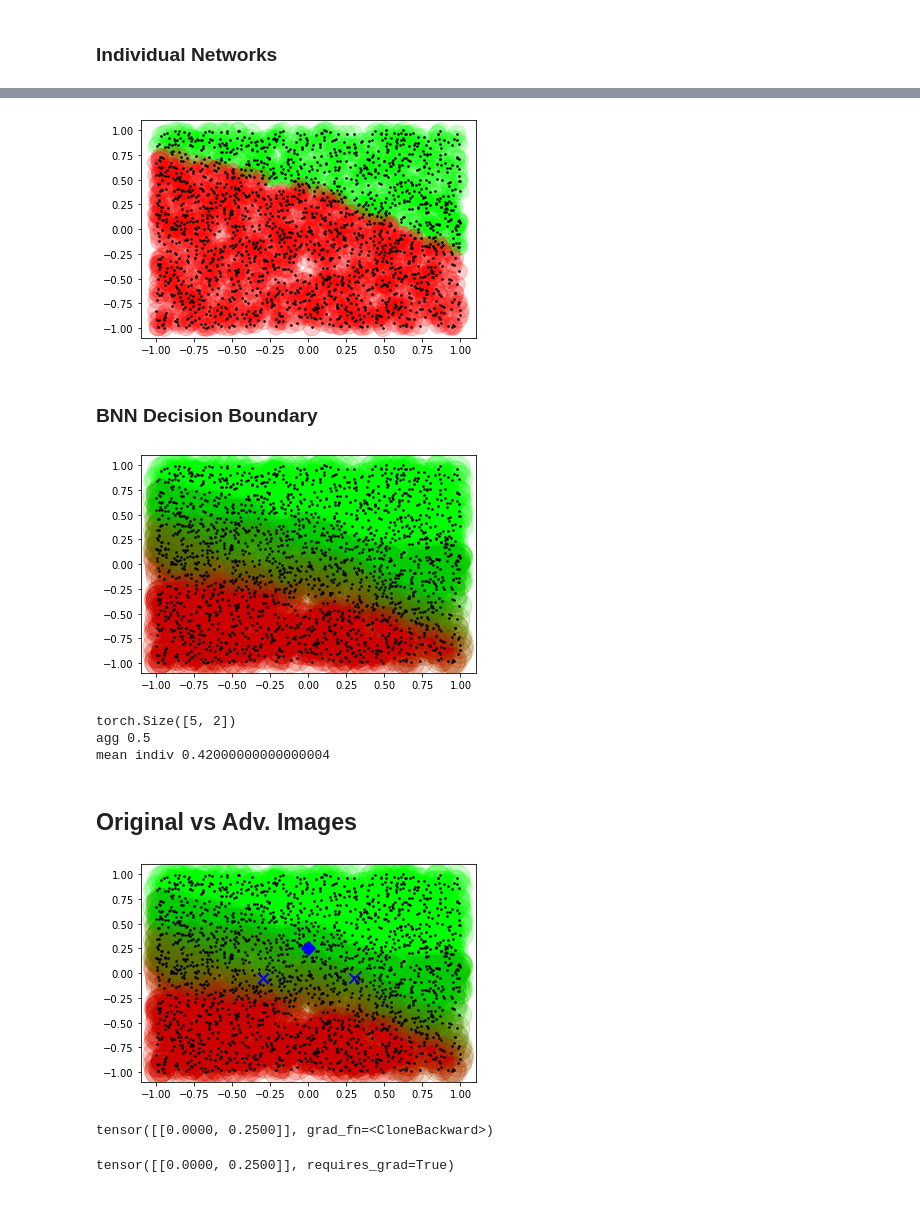
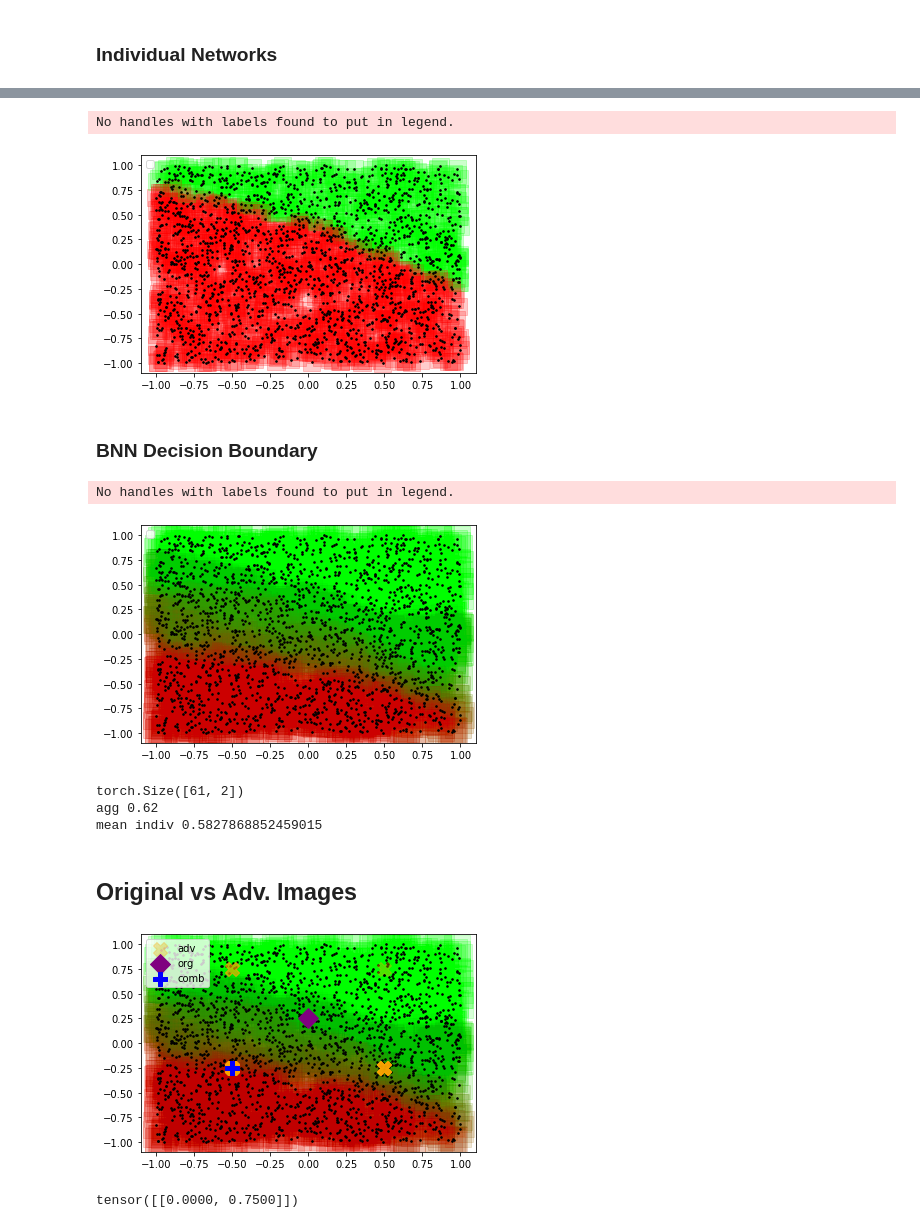
Before and after one commit to ashishgaurav13/adv-bnn, a Jupyter notebook: advbnn-2d_v2.ipynb, the cells around one changed output, grey strips where cells are left out. Cells and saved outputs as stored; diff of their text form; code cells hidden in the pictures.

```diff
--- a/advbnn-2d_v2.ipynb
+++ b/advbnn-2d_v2.ipynb
@@ -160,6 +160,6 @@ def load_models(K = 100):
     return sampled_models
 # %%
 train_and_save_models(epochs = 100, K = 100, modelname = "model-2d.pt")
-sampled_models = load_models(K = 10)
+sampled_models = load_models(K = 100)
 # %% [output]
 File exists
@@ -237,14 +237,17 @@ def plot(inputs, models, alpha,points=None,s=300,labels=None, *args, **kwargs):
         X = inputs
         targetList = [m(inputs) for m in models]
         colour_options = [(1,0,0),(0,1,0)]
-        for labels in targetList:
+        for labels in targetList[:10]:
             cidx = torch.argmax(labels, axis=1)
             colours = [colour_options[k] for k in cidx]
-            plt.scatter(X[:,0].detach(), X[:,1].detach(), color=colours, marker='o', s=s, alpha=alpha)
+            plt.scatter(X[:,0].detach(), X[:,1].detach(), color=colours, marker='s', s=s, alpha=alpha)
         plt.scatter(X[:,0].detach(), X[:,1].detach(), marker='.',color="black", s=10)
         if points is not None:
-            plt.scatter(points[1][:,0].detach(), points[1][:,1].detach(), marker='x',color="blue", s=100)
-            plt.scatter(points[0][:,0].detach(), points[0][:,1].detach(), marker='D',color="blue", s=100)
+            plt.scatter(points[1][:,0].detach(), points[1][:,1].detach(), marker='X',color="orange",
+                        s=200,label="adv", alpha=.3)
+            plt.scatter(points[0][:,0].detach(), points[0][:,1].detach(), marker='D',color="purple", s=200,label="org")
+            plt.scatter(points[2][:,0].detach(), points[2][:,1].detach(), marker='P',color="blue", s=200, label="comb")
+        plt.legend(loc="upper left")
 # %% [markdown]
 ### Individual Networks
 # %%
@@ -254,34 +258,33 @@ plot(inputs=test.inputs(), models = [sampled_models[4]], alpha=.2,s=300)
 # %%
 plot(inputs=test.inputs(), models = [sampled_models[1]], alpha=.2,s=300)
 # %% [output]
+No handles with labels found to put in legend.
-[figure, old version]
+[figure, new version]
 # %% [markdown]
 ### BNN Decision Boundary
 # %%
 plot(inputs=test.inputs(), models = sampled_models,alpha=.02,s=700)
 # %% [output]
+No handles with labels found to put in legend.
-[figure, old version]
+[figure, new version]
 # %%
 images = torch.tensor([[0,0.25]])
 # %%
-res = get_images(.3,0)
+res = get_images(.5,0)
 adv_images = torch.vstack(res[1])
 org_image  = res[0]
+comb_image = torch.median(adv_images, axis=0).values.view(-1,2)
 # %% [output]
-torch.Size([5, 2])
-agg 0.5
-mean indiv 0.42000000000000004
+torch.Size([61, 2])
+agg 0.62
+mean indiv 0.5827868852459015
 # %% [markdown]
 ## Original vs Adv. Images
 # %%
-plot(inputs=test.inputs(), models = sampled_models[:10],alpha=.02,s=700, points=(org_image,adv_images))
+plot(inputs=test.inputs(), models = sampled_models,alpha=.015,s=700, points=(org_image,adv_images,comb_image))
 # %% [output]
-[figure, old version]
+[figure, new version]
 # %%
 org_image
 # %% [output]
-tensor([[0.0000, 0.2500]], grad_fn=<CloneBackward>)
+tensor([[0.0000, 0.7500]])
-# %%
-images
-# %% [output]
-tensor([[0.0000, 0.2500]], requires_grad=True)
```
Also changed, not shown: parts of 3 cells of this notebook, 6 other files.
